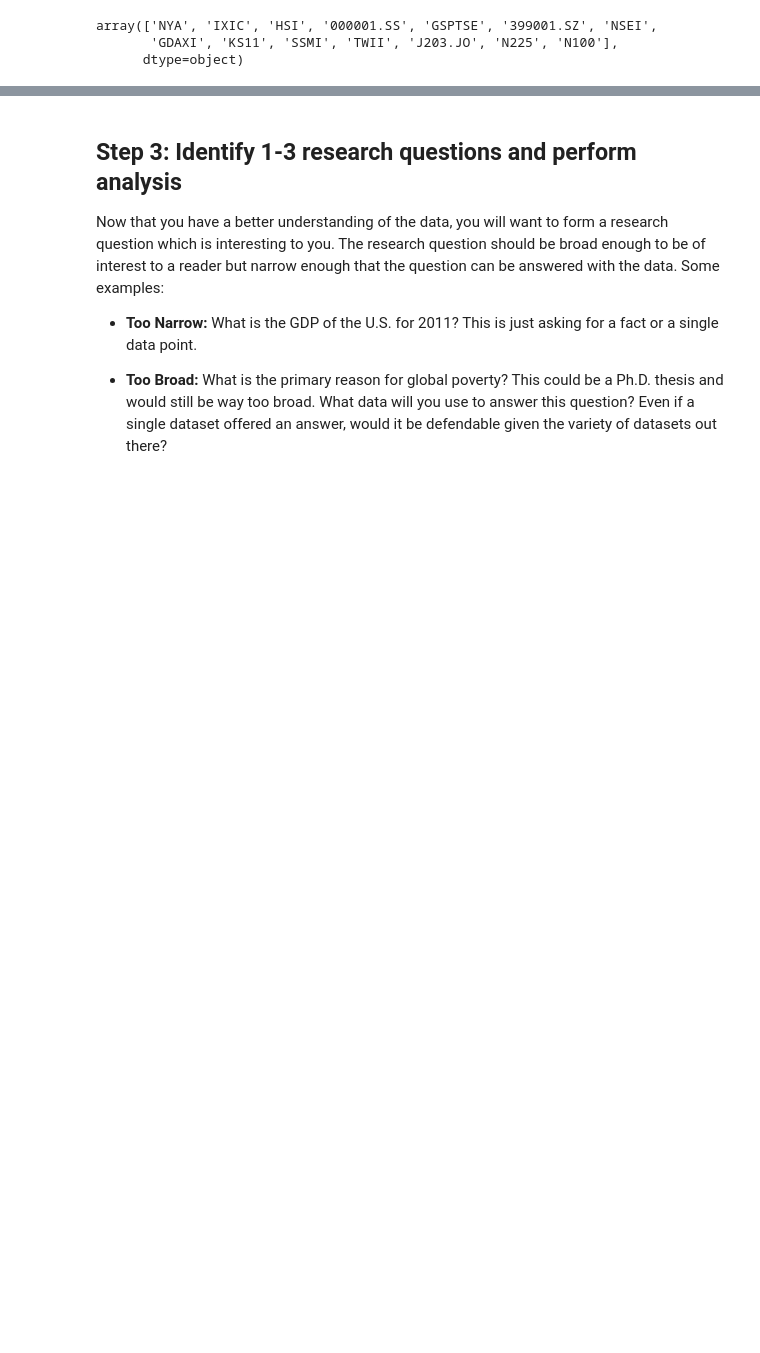
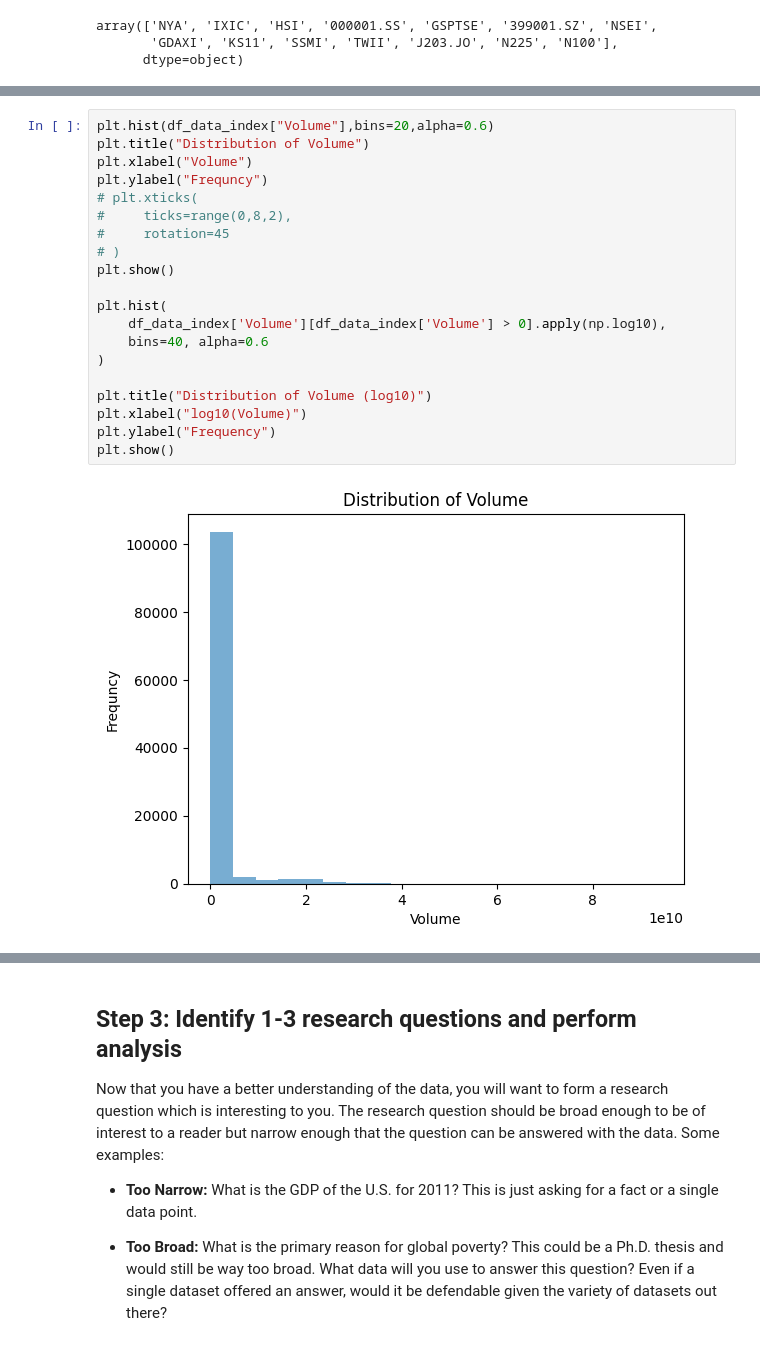
Before and after one commit to kiah-ucsd/DSE200, a Jupyter notebook: FinalProject/Final Project_Fall2025.ipynb, the cells around one changed output, grey strips where cells are left out. Saved outputs shown, nothing was run; the diff lists cells and outputs as text; blank space fills up the shorter version.

```diff
--- a/FinalProject/Final Project_Fall2025.ipynb
+++ b/FinalProject/Final Project_Fall2025.ipynb
@@ -168,0 +240,22 @@ From the review we can see that while df_data has the only missing values which
+# %%
+plt.hist(df_data_index["Volume"],bins=20,alpha=0.6)
+plt.title("Distribution of Volume")
+plt.xlabel("Volume")
+plt.ylabel("Frequncy")
+# plt.xticks(
+#     ticks=range(0,8,2),
+#     rotation=45
+# )
+plt.show()
+
+plt.hist(
+    df_data_index['Volume'][df_data_index['Volume'] > 0].apply(np.log10),
+    bins=40, alpha=0.6
+)
+
+plt.title("Distribution of Volume (log10)")
+plt.xlabel("log10(Volume)")
+plt.ylabel("Frequency")
+plt.show()
+# %% [output]
+[figure, added]
```
Also changed, not shown: parts of 15 cells of this notebook.
